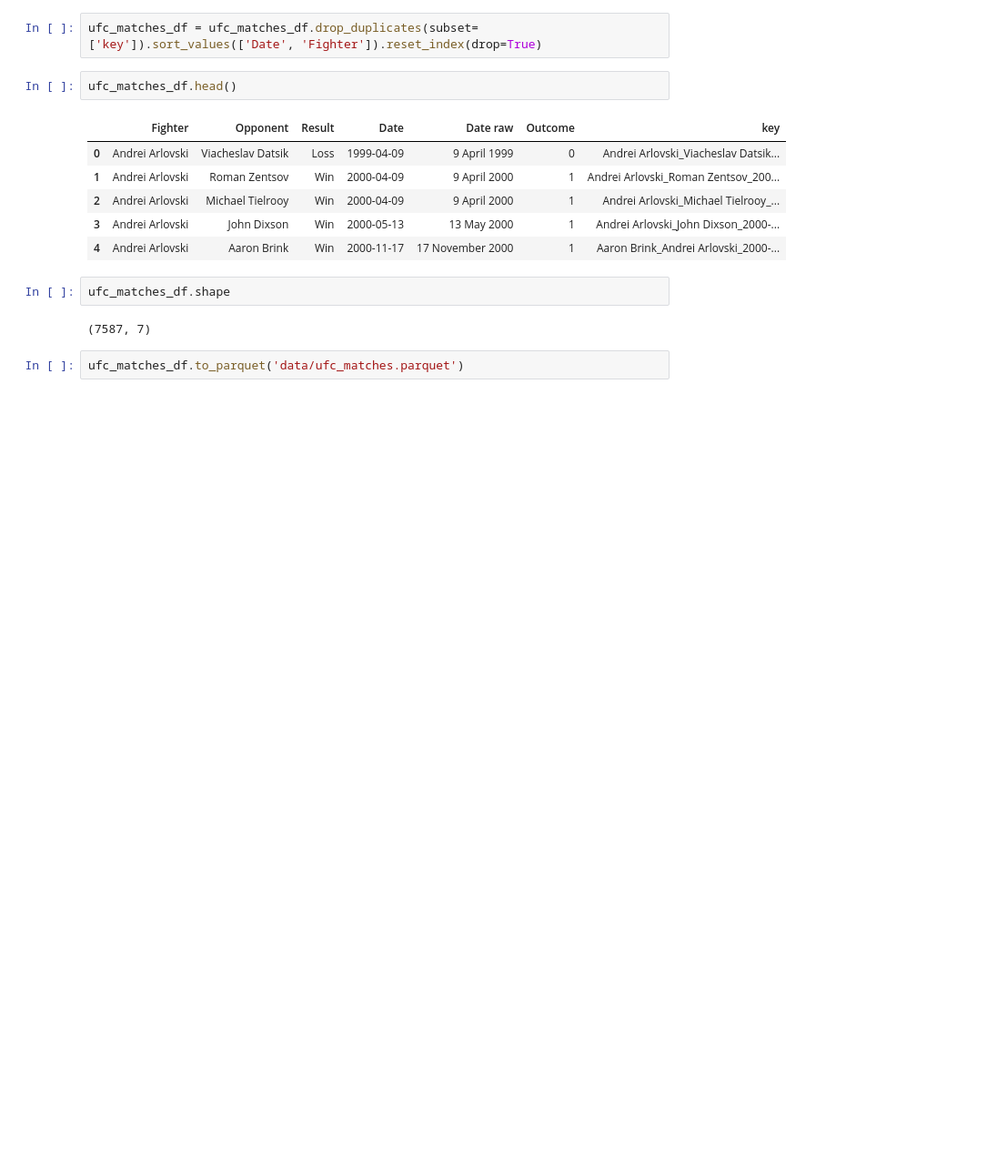
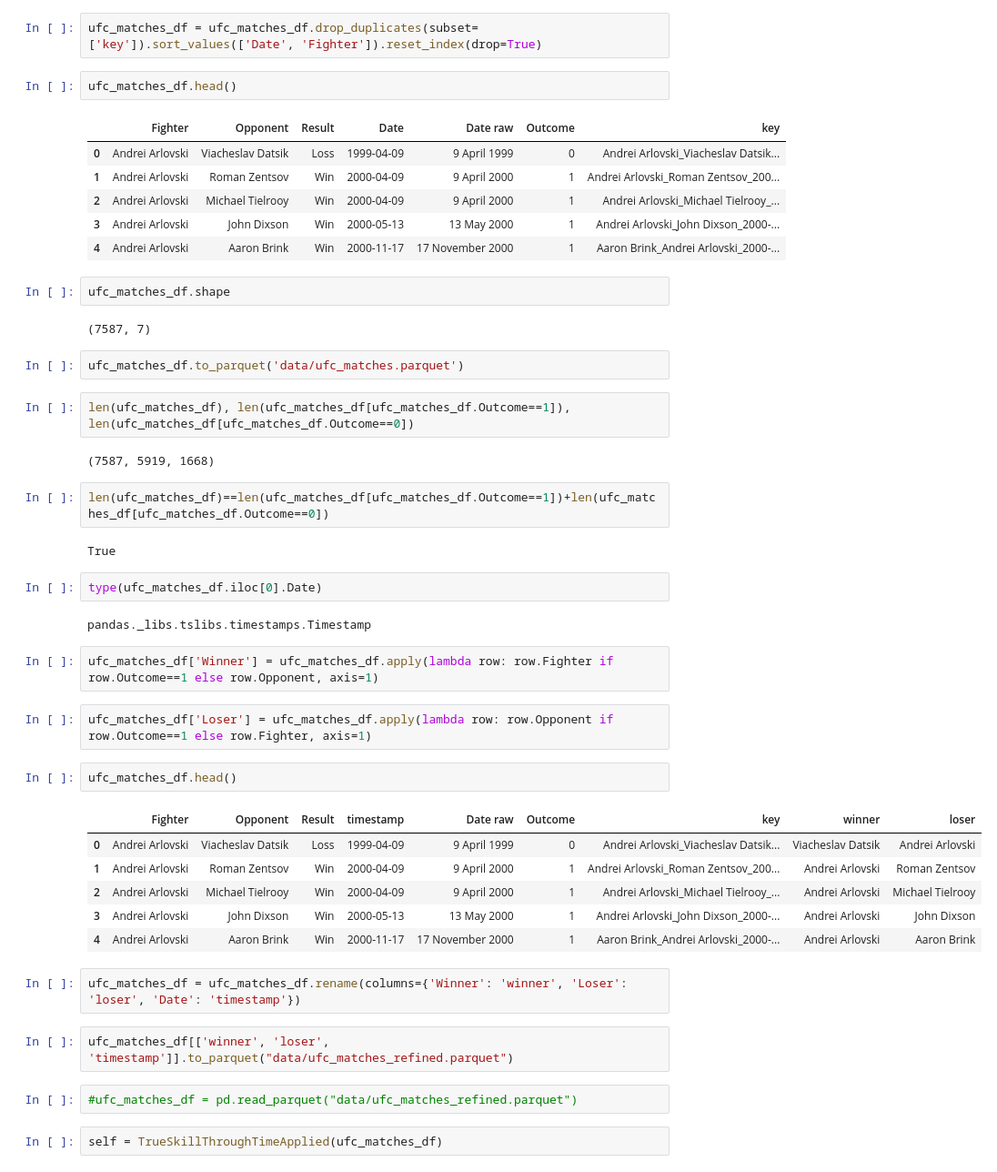
Before and after one commit to Duane321/true_theta, a Jupyter notebook: posts/trueskill/true_skill_ufc_dev.ipynb, the cells around one changed output. Shown at 91% size. Drawn from its saved outputs; the diff is of its cells as text; blank space fills up the shorter version.

Commit message:
added ufc refined dataset and apply ttst algo on the entire dataset

```diff
--- a/posts/trueskill/true_skill_ufc_dev.ipynb
+++ b/posts/trueskill/true_skill_ufc_dev.ipynb
@@ -250,3 +250,36 @@ ufc_matches_df.shape
 (7587, 7)
 # %%
 ufc_matches_df.to_parquet('data/ufc_matches.parquet')
+# %%
+len(ufc_matches_df), len(ufc_matches_df[ufc_matches_df.Outcome==1]), len(ufc_matches_df[ufc_matches_df.Outcome==0])
+# %% [output]
+(7587, 5919, 1668)
+# %%
+len(ufc_matches_df)==len(ufc_matches_df[ufc_matches_df.Outcome==1])+len(ufc_matches_df[ufc_matches_df.Outcome==0])
+# %% [output]
+True
+# %%
+type(ufc_matches_df.iloc[0].Date)
+# %% [output]
+pandas._libs.tslibs.timestamps.Timestamp
+# %%
+ufc_matches_df['Winner'] = ufc_matches_df.apply(lambda row: row.Fighter if row.Outcome==1 else row.Opponent, axis=1)
+# %%
+ufc_matches_df['Loser'] = ufc_matches_df.apply(lambda row: row.Opponent if row.Outcome==1 else row.Fighter, axis=1)
+# %%
+ufc_matches_df.head()
+# %% [output]
+|  | Fighter | Opponent | Result | timestamp | Date raw | Outcome | key | winner | loser |
+| 0 | Andrei Arlovski | Viacheslav Datsik | Loss | 1999-04-09 | 9 April 1999 | 0 | Andrei Arlovski_Viacheslav Datsik... | Viacheslav Datsik | Andrei Arlovski |
+| 1 | Andrei Arlovski | Roman Zentsov | Win | 2000-04-09 | 9 April 2000 | 1 | Andrei Arlovski_Roman Zentsov_200... | Andrei Arlovski | Roman Zentsov |
+| 2 | Andrei Arlovski | Michael Tielrooy | Win | 2000-04-09 | 9 April 2000 | 1 | Andrei Arlovski_Michael Tielrooy_... | Andrei Arlovski | Michael Tielrooy |
+| 3 | Andrei Arlovski | John Dixson | Win | 2000-05-13 | 13 May 2000 | 1 | Andrei Arlovski_John Dixson_2000-... | Andrei Arlovski | John Dixson |
+| 4 | Andrei Arlovski | Aaron Brink | Win | 2000-11-17 | 17 November 2000 | 1 | Aaron Brink_Andrei Arlovski_2000-... | Andrei Arlovski | Aaron Brink |
+# %%
+ufc_matches_df = ufc_matches_df.rename(columns={'Winner': 'winner', 'Loser': 'loser', 'Date': 'timestamp'})
+# %%
+ufc_matches_df[['winner', 'loser', 'timestamp']].to_parquet("data/ufc_matches_refined.parquet")
+# %%
+#ufc_matches_df = pd.read_parquet("data/ufc_matches_refined.parquet")
+# %%
+self = TrueSkillThroughTimeApplied(ufc_matches_df)
```
Also changed, not shown: parts of 9 cells of this notebook, 2 other files.
